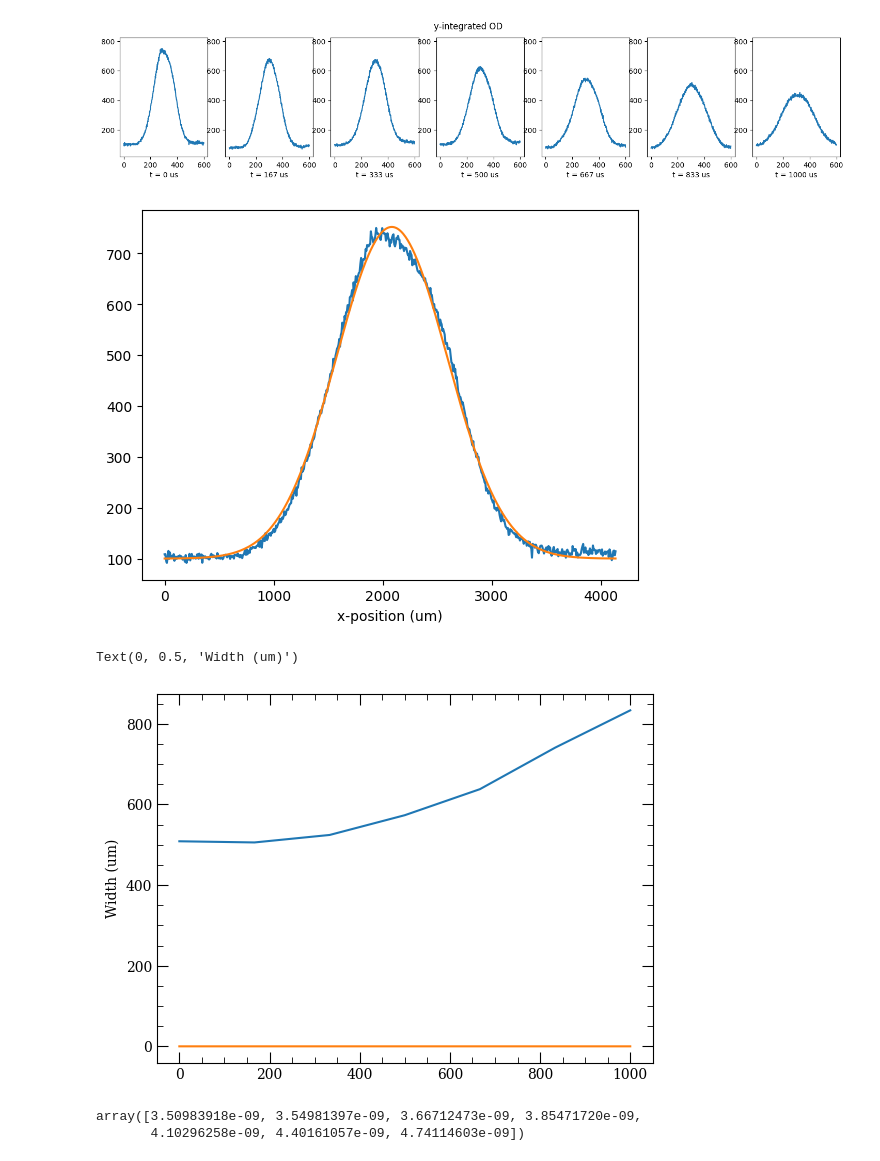
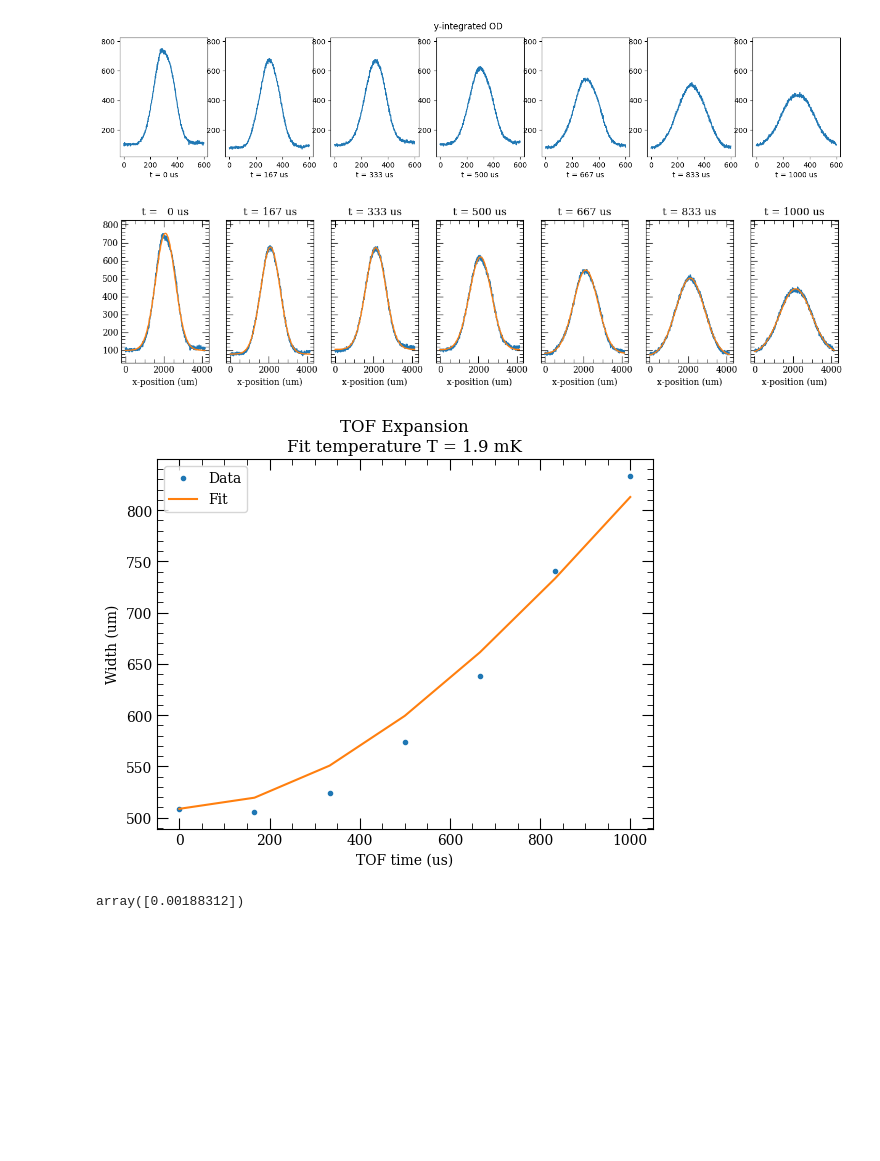
Before and after one commit to ucsb-amo/k-exp, a Jupyter notebook: kexp/analysis/preview/OD_viewer.ipynb, the cells around one changed output. Cells and saved outputs as stored; diff of their text form; code cells hidden in the pictures; blank space fills up the shorter version.

```diff
--- a/kexp/analysis/preview/OD_viewer.ipynb
+++ b/kexp/analysis/preview/OD_viewer.ipynb
@@ -73,19 +73,26 @@ plt.show()
 import kexp.analysis.image_processing.compute_gaussian_cloud_params as cgcp
 fits = cgcp.fit_gaussian_summedOD(summedODx)
 # %%
-idx = 0
+fig, ax = plt.subplots(1,len(fits),figsize=(15,3))
 
-yfit = fits[idx].y_fitdata
-ydata = fits[idx].ydata
-xdata = fits[idx].xdata
+for idx in range(len(fits)):
 
-plt.figure()
-plt.plot(xdata*1.e6,ydata)
-plt.plot(xdata*1.e6,yfit)
-plt.xlabel("x-position (um)")
+    yfit = fits[idx].y_fitdata
+    ydata = fits[idx].ydata
+    xdata = fits[idx].xdata
+
+    ax[idx].plot(xdata*1.e6,ydata)
+    ax[idx].plot(xdata*1.e6,yfit)
+    ax[idx].set_ylim([30,1.1*np.max(fits[0].ydata)])
+    ax[idx].set_xlabel("x-position (um)")
+    ax[idx].set_title(f"t = {t_tof[idx]*1.e6:3.0f} us")
+
+    if idx != 0:
+        ax[idx].set_yticklabels([])
+
 plt.show()
 # %% [output]
-[figure, old version]
+[figure, new version]
 # %%
 widths = np.array([x.sigma for x in fits])
 t = np.array(data['t_tof_list_s'])
@@ -94,14 +101,16 @@ from kexp.analysis.fitting.fit_gaussian_temperature import GaussianTemperatureFi
 fit_T = GaussianTemperatureFit(t, widths)
 # %%
 plt.figure()
-plt.plot(t * 1.e6, widths * 1.e6)
+plt.plot(t * 1.e6, widths * 1.e6, '.')
 plt.plot(t * 1.e6, fit_T.y_fitdata * 1.e6)
 plt.ylabel("Width (um)")
+plt.xlabel("TOF time (us)")
+plt.title(f"TOF Expansion\nFit temperature T = {float(fit_T.T) * 1.e3:1.1f} mK")
+plt.legend(["Data","Fit"])
+plt.show()
 # %% [output]
-Text(0, 0.5, 'Width (um)')
-[figure, old version]
+[figure, new version]
 # %%
-fit_T.y_fitdata
+fit_T.T
 # %% [output]
-array([3.50983918e-09, 3.54981397e-09, 3.66712473e-09, 3.85471720e-09,
-       4.10296258e-09, 4.40161057e-09, 4.74114603e-09])
+array([0.00188312])
```
